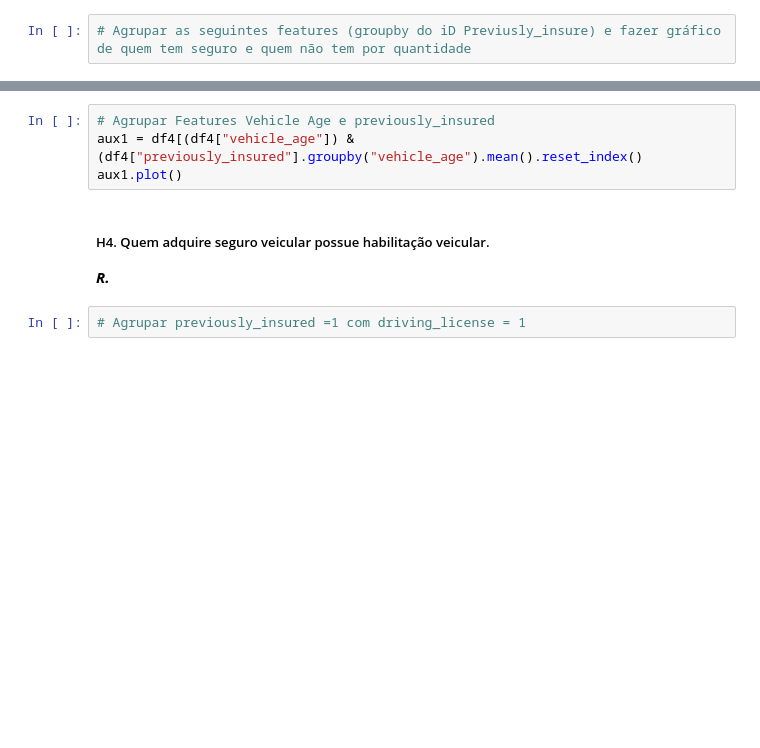
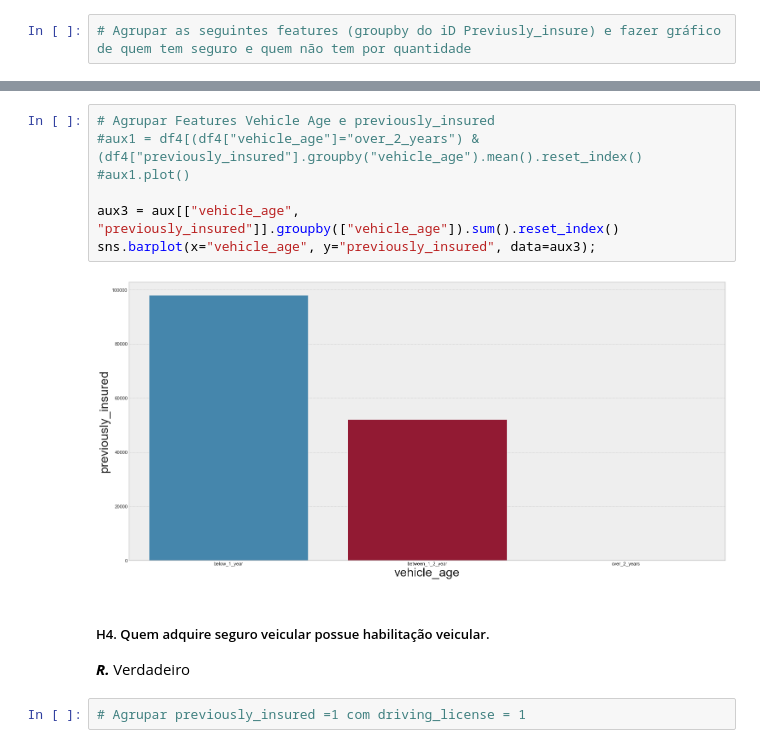
Before and after one commit to Raquelrs3/health_insurance_cross_sell, a Jupyter notebook: c09_Deploy_Modelo_em_Producao_HI.ipynb, the cells around one changed output, grey strips where cells are left out. Cells and saved outputs as stored; diff of their text form; blank space fills up the shorter version.

```diff
--- a/c09_Deploy_Modelo_em_Producao_HI.ipynb
+++ b/c09_Deploy_Modelo_em_Producao_HI.ipynb
@@ -847,10 +818,15 @@ TypeError: only integer scalar arrays can be converted to a scalar index
 # %%
 # Agrupar Features Vehicle Age e previously_insured
-aux1 = df4[(df4["vehicle_age"]) & (df4["previously_insured"].groupby("vehicle_age").mean().reset_index()
-aux1.plot()
+#aux1 = df4[(df4["vehicle_age"]="over_2_years") & (df4["previously_insured"].groupby("vehicle_age").mean().reset_index()
+#aux1.plot()
+
+aux3 = aux[["vehicle_age", "previously_insured"]].groupby(["vehicle_age"]).sum().reset_index()
+sns.barplot(x="vehicle_age", y="previously_insured", data=aux3);
+# %% [output]
+[figure, added]
 # %% [markdown]
 ##### H4. Quem adquire seguro veicular possue habilitação veicular.
-***R.***
+***R.*** Verdadeiro
 # %%
 # Agrupar previously_insured =1 com driving_license = 1
 # %%
```
Also changed, not shown: parts of 74 cells of this notebook, 5 other files.
